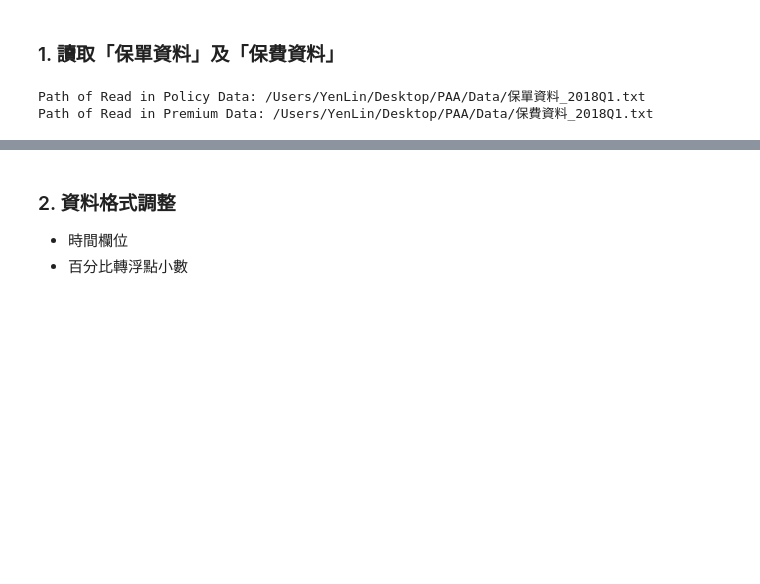
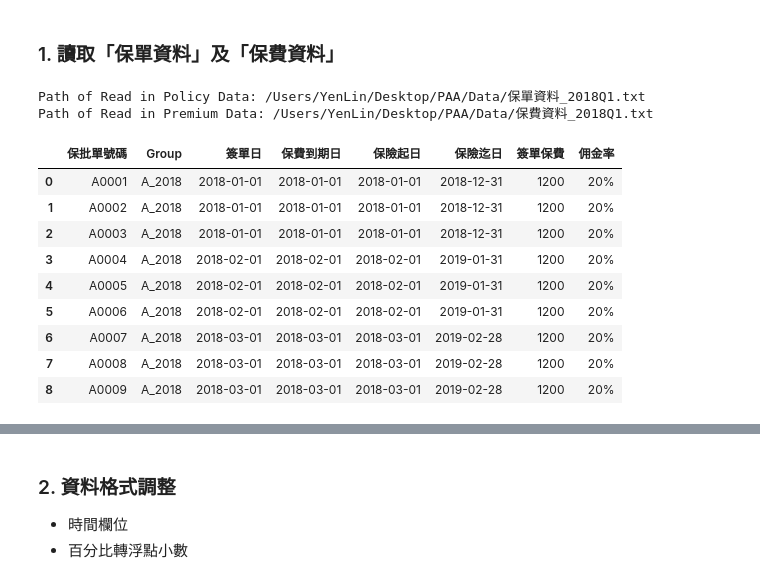
Before and after one commit to YenLinWu/IFRS-17-PAA-Implementation, a Jupyter notebook: PAA/PAA.ipynb, the cells around one changed output, grey strips where cells are left out. Drawn from its saved outputs; the diff is of its cells as text; code cells hidden in the pictures; blank space fills up the shorter version.

```diff
--- a/PAA/PAA.ipynb
+++ b/PAA/PAA.ipynb
@@ -16,21 +25,25 @@ warnings.filterwarnings('ignore')
 # %%
-""" 輸入資料儲存路徑 """
-dir_data = '/Users/YenLin/Desktop/PAA/Data/'
-
-""" 輸入檔案名稱 """
-policy_data_name = '保單資料_2018Q1.txt'
-premium_data_name = '保費資料_2018Q1.txt'
-
-""""""""""""""""""""""""""""""""""""""""""""""""""""""""""""""""""
-""""""""""""""""""""""""""""""""""""""""""""""""""""""""""""""""""
 policy_data = os.path.join( dir_data, policy_data_name )
 premium_data = os.path.join( dir_data, premium_data_name )
 print( 'Path of Read in Policy Data: %s' % ( policy_data ) )
 print( 'Path of Read in Premium Data: %s' % ( premium_data ) )
 
 # 資料讀取
-Policy_data = pd.read_csv( policy_data, encoding = 'utf-8' )
-Premium_data = pd.read_csv( premium_data, encoding = 'utf-8' )
+Policy_data_Q1 = pd.read_csv( policy_data, encoding = 'utf-8' )
+Premium_data_Q1 = pd.read_csv( premium_data, encoding = 'utf-8' )
 # %% [output]
 Path of Read in Policy Data: /Users/YenLin/Desktop/PAA/Data/保單資料_2018Q1.txt
 Path of Read in Premium Data: /Users/YenLin/Desktop/PAA/Data/保費資料_2018Q1.txt
+# %%
+Policy_data_Q1
+# %% [output]
+|  | 保批單號碼 | Group | 簽單日 | 保費到期日 | 保險起日 | 保險迄日 | 簽單保費 | 佣金率 |
+| 0 | A0001 | A_2018 | 2018-01-01 | 2018-01-01 | 2018-01-01 | 2018-12-31 | 1200 | 20% |
+| 1 | A0002 | A_2018 | 2018-01-01 | 2018-01-01 | 2018-01-01 | 2018-12-31 | 1200 | 20% |
+| 2 | A0003 | A_2018 | 2018-01-01 | 2018-01-01 | 2018-01-01 | 2018-12-31 | 1200 | 20% |
+| 3 | A0004 | A_2018 | 2018-02-01 | 2018-02-01 | 2018-02-01 | 2019-01-31 | 1200 | 20% |
+| 4 | A0005 | A_2018 | 2018-02-01 | 2018-02-01 | 2018-02-01 | 2019-01-31 | 1200 | 20% |
+| 5 | A0006 | A_2018 | 2018-02-01 | 2018-02-01 | 2018-02-01 | 2019-01-31 | 1200 | 20% |
+| 6 | A0007 | A_2018 | 2018-03-01 | 2018-03-01 | 2018-03-01 | 2019-02-28 | 1200 | 20% |
+| 7 | A0008 | A_2018 | 2018-03-01 | 2018-03-01 | 2018-03-01 | 2019-02-28 | 1200 | 20% |
+| 8 | A0009 | A_2018 | 2018-03-01 | 2018-03-01 | 2018-03-01 | 2019-02-28 | 1200 | 20% |
```
Also changed, not shown: parts of 36 cells of this notebook.
